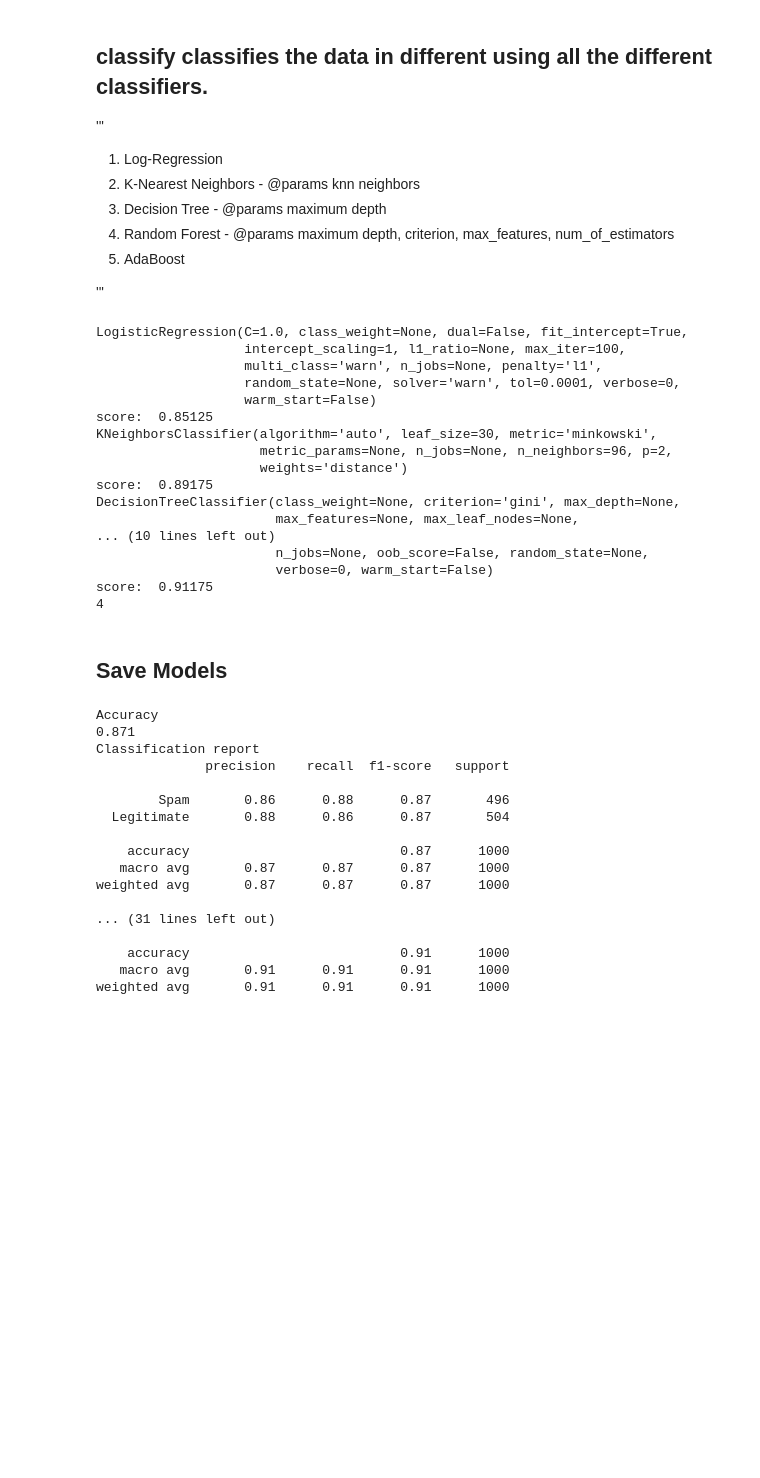
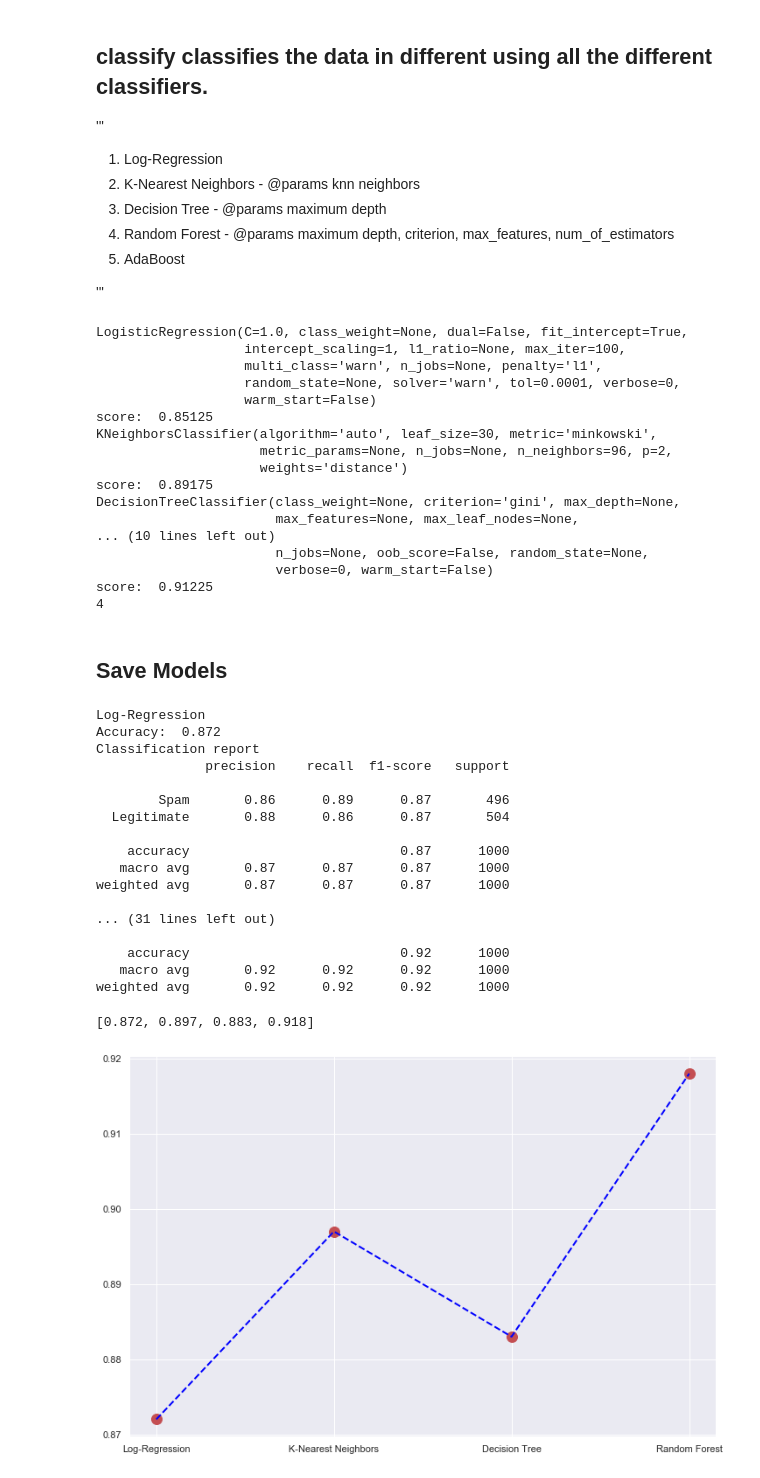
Before and after one commit to kunal4892/AntiPhishingClassifier, a Jupyter notebook: Basic_Classifiers.ipynb, the cells around one changed output. Saved outputs shown, nothing was run; the diff lists cells and outputs as text; code cells hidden in the pictures; blank space fills up the shorter version.

```diff
--- a/Basic_Classifiers.ipynb
+++ b/Basic_Classifiers.ipynb
@@ -161,7 +161,7 @@ def get_best_clf_after_CrossVal(train_x, train_y, classifier_parameter_map):
     }
 
     rf_parameters = {
-    #'bootstrap': [True],
+    'bootstrap': [True],
     'max_depth': range(1,20,1),
     'n_estimators': range(2,100,1)
     }
@@ -176,7 +176,6 @@ def get_best_clf_after_CrossVal(train_x, train_y, classifier_parameter_map):
     print(len(clf_list))
     return clf_list
 # %%
-
 clf_list = classify(train_data, np.ravel(labels_train))
 # %% [output]
 LogisticRegression(C=1.0, class_weight=None, dual=False, fit_intercept=True,
@@ -194,7 +193,7 @@ DecisionTreeClassifier(class_weight=None, criterion='gini', max_depth=None,
 ... (10 lines left out)
                        n_jobs=None, oob_score=False, random_state=None,
                        verbose=0, warm_start=False)
-score:  0.91175
+score:  0.91225
 4
 # %% [markdown]
 ## Save Models
@@ -204,19 +203,21 @@ for clfname, clf in zip(classifiers, clf_list):
     filename = str(clfname) + (str('.sav'))
     pickle.dump(clf, open(filename, 'wb'))
 # %%
+accuracies = []
 for clfname, clf in zip(classifiers, clf_list):
     labels_pred = clf.predict(test_data)
+    accuracies.append(accuracy_score(labels_test, labels_pred))
     print(clfname)
     print('Accuracy: ', accuracy_score(labels_test, labels_pred))
     print('Classification report')
     print(classification_report(labels_test, labels_pred, target_names=['Spam','Legitimate']))
 # %% [output]
-Accuracy
-0.871
+Log-Regression
+Accuracy:  0.872
 Classification report
               precision    recall  f1-score   support
 
-        Spam       0.86      0.88      0.87       496
+        Spam       0.86      0.89      0.87       496
   Legitimate       0.88      0.86      0.87       504
 
     accuracy                           0.87      1000
@@ -225,6 +226,28 @@ weighted avg       0.87      0.87      0.87      1000
 
 ... (31 lines left out)
 
-    accuracy                           0.91      1000
-   macro avg       0.91      0.91      0.91      1000
-weighted avg       0.91      0.91      0.91      1000
+    accuracy                           0.92      1000
+   macro avg       0.92      0.92      0.92      1000
+weighted avg       0.92      0.92      0.92      1000
+# %%
+
+# names = ['', 'group_b', 'group_c']
+# values = [1, 10, 100]
+print(accuracies)
+
+# plt.figure(figsize=(50, 9))
+# plt.subplot(2,4,1)
+# plt.hist(accuracies, bins = 20)
+# plt.ylabel('Accuracies')
+# plt.xlabel('Sample')
+# #plt.legend(legend)
+# #plt.title('Distribution of URL Length across phished\n and legitimate websites\n')
+# plt.grid(True)
+
+plt.figure(figsize=(12, 8))
+plt.plot(classifiers, accuracies,'ro',markersize=12)
+plt.plot(classifiers, accuracies,color = 'blue', linestyle = 'dashed',linewidth=2, markersize=12)
+plt.show()
+# %% [output]
+[0.872, 0.897, 0.883, 0.918]
+[figure, added]
```
